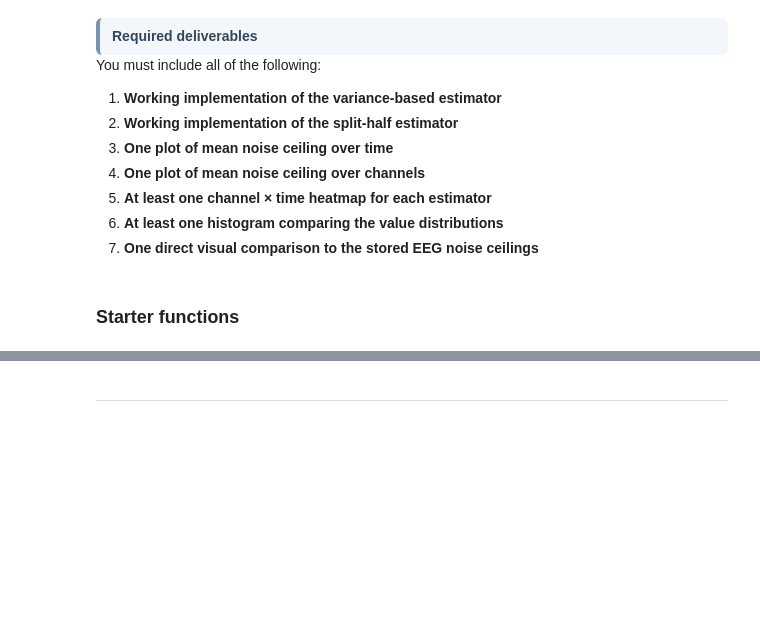
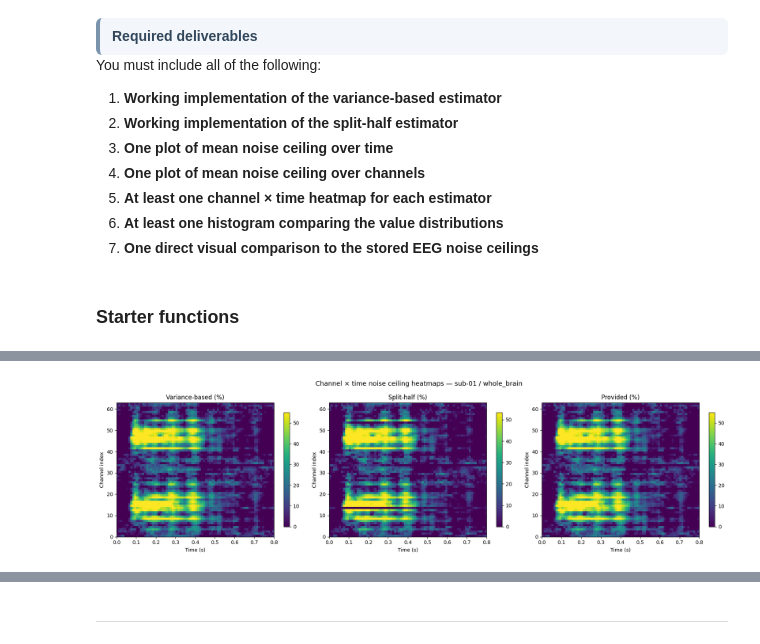
Before and after one commit to AnastasisPap/Brain-like-computation-and-intelligence-project, a Jupyter notebook: nx414_project_2026.ipynb, the cells around one changed output, grey strips where cells are left out. Drawn from its saved outputs; the diff is of its cells as text; code cells hidden in the pictures; blank space fills up the shorter version.

```diff
--- a/nx414_project_2026.ipynb
+++ b/nx414_project_2026.ipynb
@@ -1734,0 +1910,21 @@ You must include all of the following:
+# %%
+fig, axes = plt.subplots(1, 3, figsize=(18, 5))
+labels = ["Variance-based (%)", "Split-half (%)", "Provided (%)"]
+ncs    = [nc_vb, nc_sh_pct, nc_stored]
+
+for ax, nc, label in zip(axes, ncs, labels):
+    vmax = np.nanpercentile(nc, 95)
+    im = ax.imshow(nc, aspect="auto", origin="lower",
+                   extent=[times[0], times[-1], 0, n_ch],
+                   vmin=0, vmax=vmax, cmap="viridis")
+    ax.set_xlabel("Time (s)")
+    ax.set_ylabel("Channel index")
+    ax.set_title(label)
+    fig.colorbar(im, ax=ax, shrink=0.85)
+
+fig.suptitle(f"Channel × time noise ceiling heatmaps — {SUBJECT} / {ROI}", fontsize=13)
+fig.tight_layout()
+plt.savefig("images/fig_nc_heatmaps.png", dpi=150, bbox_inches="tight")
+plt.show()
+# %% [output]
+[figure, added]
```
Also changed, not shown: parts of 28 cells of this notebook, 15 other files.
